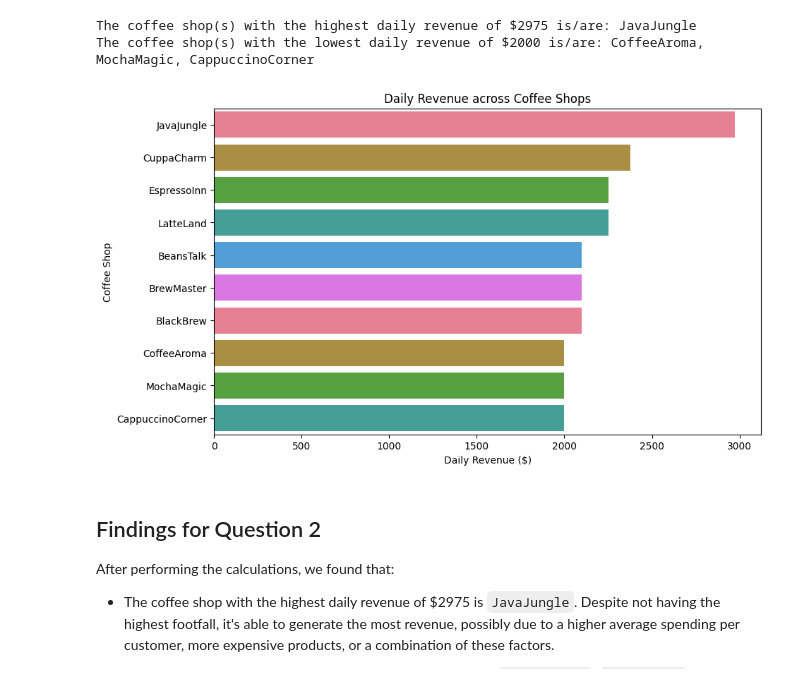
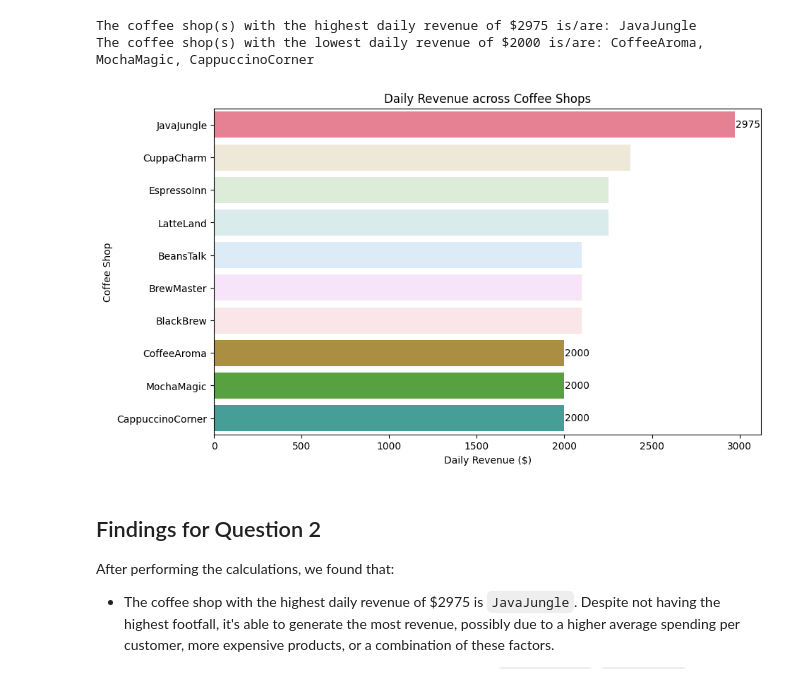
Before and after one commit to Tantuc/Coffee-Shop-Data-Analysis, a Jupyter notebook: Coffee_Shop_Data_Analysis.ipynb, the cells around one changed output. Saved outputs shown, nothing was run; the diff lists cells and outputs as text; code cells hidden in the pictures.

```diff
--- a/Coffee_Shop_Data_Analysis.ipynb
+++ b/Coffee_Shop_Data_Analysis.ipynb
@@ -304,28 +304,48 @@ The coffee shop(s) with the lowest daily revenue of $2000 is/are: CoffeeAroma, M
 # %%
 import seaborn as sns
 import matplotlib.pyplot as plt
 
 # Sort dataframe by 'Daily Revenue ($)'
 df_sorted_revenue = df.sort_values('Daily Revenue ($)', ascending=False)
 
 # Set up the figure and axes for the plot
-plt.figure(figsize=(10,6))
+plt.figure(figsize=(10, 6))
 
 # Define the color palette
 color_palette = sns.color_palette("husl")
 
 # Create a bar plot
-sns.barplot(x='Daily Revenue ($)', y='Shop Name', data=df_sorted_revenue, palette=color_palette)
+bar_plot = sns.barplot(x='Daily Revenue ($)', y='Shop Name', data=df_sorted_revenue, palette=color_palette)
+
+# List of coffee shops for which bars should be paled
+pale_coffee_shops = ['BeansTalk', 'BrewMaster', 'EspressoInn', 'LatteLand', 'BlackBrew', 'CuppaCharm']
+
+# Set transparency for specified coffee shops
+for i, bar in enumerate(bar_plot.patches):
+    shop_name = df_sorted_revenue['Shop Name'].iloc[i]
+    if shop_name in pale_coffee_shops:
+        bar.set_alpha(0.2)  # Adjust the transparency value as desired
 
 # Add title and labels
 plt.title('Daily Revenue across Coffee Shops')
 plt.xlabel('Daily Revenue ($)')
 plt.ylabel('Coffee Shop')
 
+# Add figures (numbers) on the bars
+offset = 3  # Offset for positioning text labels
+for i, bar in enumerate(bar_plot.patches):
+    shop_name = df_sorted_revenue['Shop Name'].iloc[i]
+    revenue = df_sorted_revenue['Daily Revenue ($)'].iloc[i]
+
+    if shop_name in pale_coffee_shops:
+        continue  # Skip adding figures for pale coffee shops
+
+    plt.text(bar.get_width() + offset, bar.get_y() + bar.get_height() / 2, str(int(revenue)), ha='left', va='center')
+
 # Display the plot
 plt.show()
 # %% [output]
-[figure, old version]
+[figure, new version]
 # %% [markdown]
 ## Findings for Question 2
 
```
